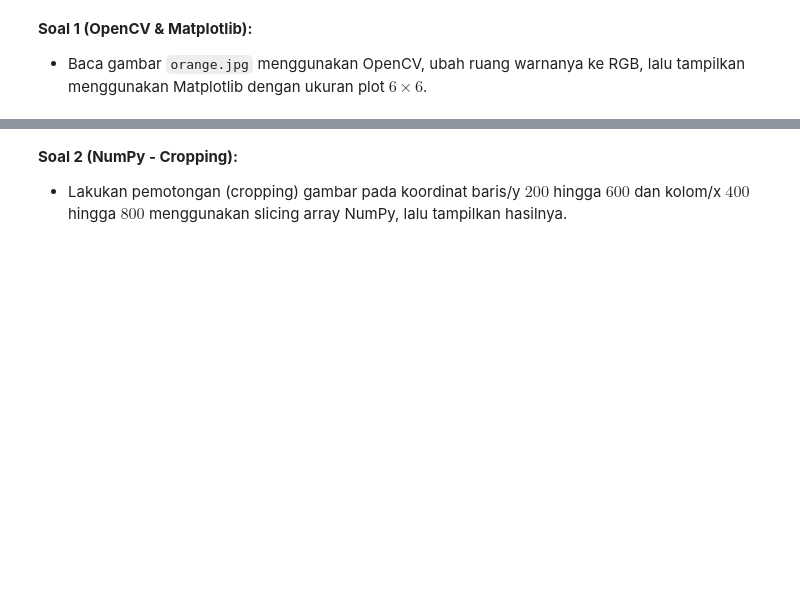
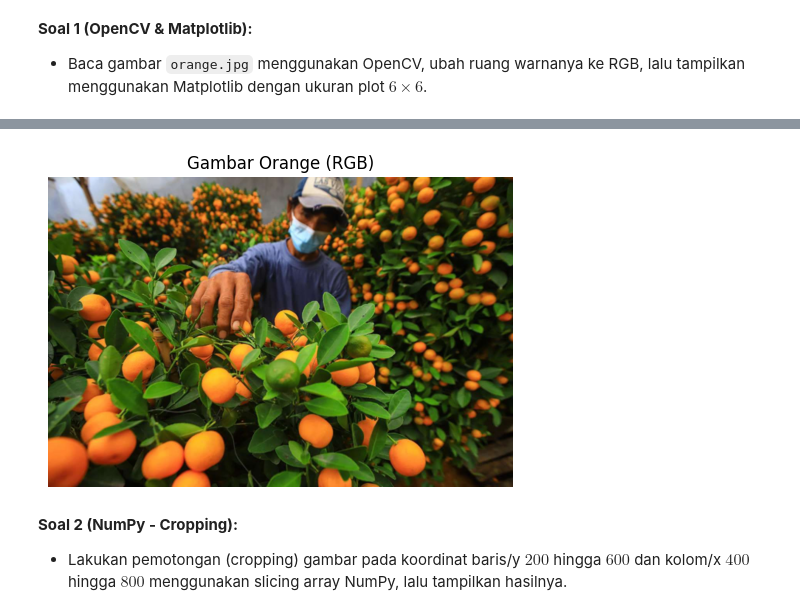
Before and after one commit to roudhotulsilvia-015/24_RoudhotulSilvia_PCD, a Jupyter notebook: T3_24552021015_RoudhotulSilvia.ipynb, the cells around one changed output, grey strips where cells are left out. Cells and saved outputs as stored; diff of their text form; code cells hidden in the pictures; blank space fills up the shorter version.

Commit message:
TUGAS 3 DASAR OPEN CV

```diff
--- a/T3_24552021015_RoudhotulSilvia.ipynb
+++ b/T3_24552021015_RoudhotulSilvia.ipynb
@@ -18,3 +24,22 @@ Kelas        : TI24A1
+# %%
+## Jawaban Soal No 1
+import cv2
+import matplotlib.pyplot as plt
+
+# Membaca gambar menggunakan OpenCV
+gambar_bgr = cv2.imread('orange.jpg')
+
+# Ubah ruang warna dari BGR ke RGB
+gambar_rgb = cv2.cvtColor(gambar_bgr, cv2.COLOR_BGR2RGB)
+
+# Tampilkan menggunakan Matplotlib dengan ukuran plot 6 x 6
+plt.figure(figsize=(6, 6))
+plt.imshow(gambar_rgb)
+plt.axis('off')
+plt.title('Gambar Orange (RGB)')
+plt.show()
+# %% [output]
+[figure, added]
 # %% [markdown]
 **Soal 2 (NumPy - Cropping):**
 *   Lakukan pemotongan (cropping) gambar pada koordinat baris/y $200$ hingga $600$ dan kolom/x $400$ hingga $800$ menggunakan slicing array NumPy, lalu tampilkan hasilnya.
```
Also changed, not shown: parts of 6 cells of this notebook.
